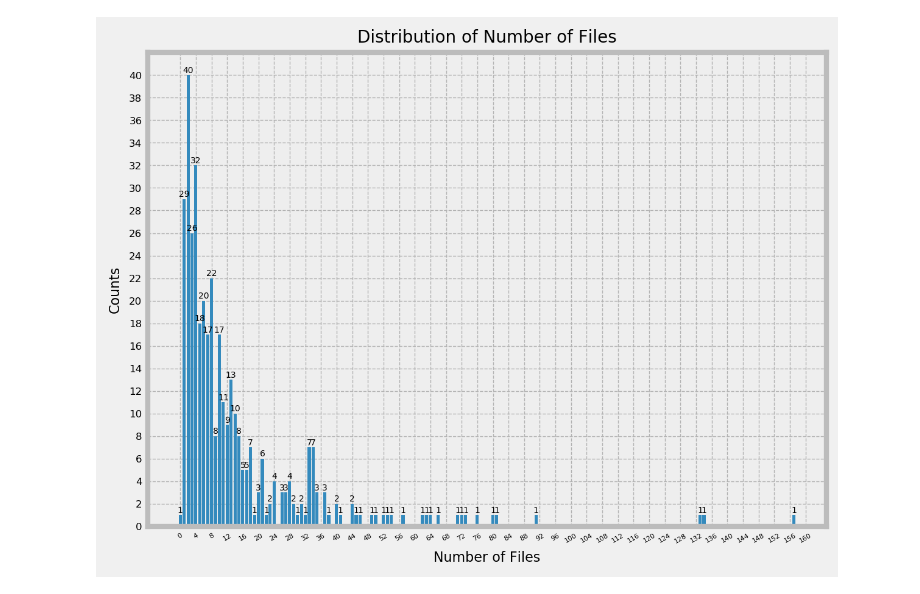
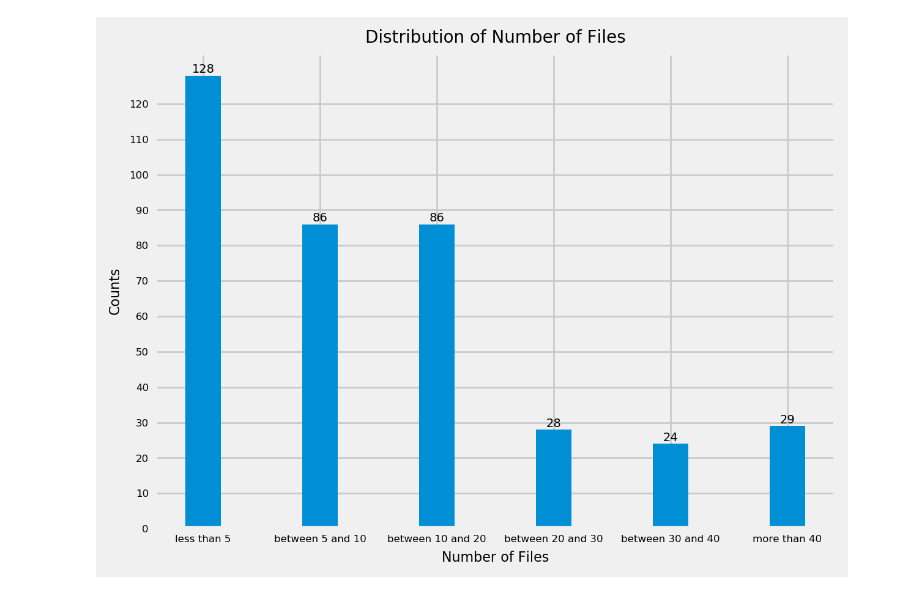
Before and after one commit to jingxianna/Characterize-contents-of-AJPS-datasets, a Jupyter notebook: characterize_plots.ipynb, the cells around one changed output. Saved outputs shown, nothing was run; the diff lists cells and outputs as text; code cells hidden in the pictures.

```diff
--- a/characterize_plots.ipynb
+++ b/characterize_plots.ipynb
@@ -7,7 +7,7 @@ import matplotlib.pyplot as plt
 import warnings
 import re
 # %%
-df = pd.read_csv('lang_info.csv')
+df = pd.read_csv('try.csv')
 # %%
 df.head()
 # %% [output]
@@ -127,3 +111,7 @@ Name: num_files, Length: 62, dtype: int64
 # set the size and resolution of following plots.
 plt.rcParams["figure.dpi"] = 200
 plt.rcParams["figure.figsize"] = [6.4,4.8]
+# %%
+df_1 = df[['DOI', 'publication_date', 'total_size_kb', 'num_files']]
+df_1 = df_1.sort_values(by='publication_date')
+df_1.head()
@@ -129,0 +125,8 @@ plt.rcParams["figure.figsize"] = [6.4,4.8]
+# %%
+df_1.loc[(df_1['num_files'] >= 0) & (df_1['num_files'] < 5), 'num_level'] = 1
+df_1.loc[(df_1['num_files'] >= 5) & (df_1['num_files'] < 10), 'num_level'] = 2
+df_1.loc[(df_1['num_files'] >= 10) & (df_1['num_files'] < 20), 'num_level'] = 3
+df_1.loc[(df_1['num_files'] >= 20) & (df_1['num_files'] < 30), 'num_level'] = 4
+df_1.loc[(df_1['num_files'] >= 30) & (df_1['num_files'] < 40), 'num_level'] = 5
+df_1.loc[df_1['num_files'] >= 40, 'num_level'] = 6
+df_1.head()
@@ -129,0 +140,3 @@ plt.rcParams["figure.figsize"] = [6.4,4.8]
+# %%
+stat_1 = df_1.groupby('num_level')['DOI'].describe()
+stat_1
@@ -130,15 +152,16 @@ plt.rcParams["figure.figsize"] = [6.4,4.8]
 # %%
-stat_1 = df.groupby('num_files')['DOI'].describe()
-x = df.groupby('num_files')['DOI'].describe().index
+plt.style.use('fivethirtyeight')
+x = stat_1.index
 y = stat_1['count']
-plt.bar(x, y,width = 0.8,align='center')
-plt.xticks(np.linspace(0,160,41),fontsize=4,rotation=30)
-plt.yticks(np.linspace(0,40,21),fontsize=6)
+plt.bar(x, y,width = 0.3,align='center')
+xtick = ['less than 5', 'between 5 and 10', 'between 10 and 20', 'between 20 and 30', 'between 30 and 40', 'more than 40']
+plt.xticks(x,xtick,fontsize=6)
+plt.yticks(np.linspace(0,120,13),fontsize=6)
 plt.title('Distribution of Number of Files', fontsize=10)
 plt.xlabel("Number of Files", fontsize=8)
 plt.ylabel("Counts", fontsize=8)
 for a,b in zip(x,y):
-    plt.text(a, b+0.05, '%.0f' % b, ha='center', va= 'bottom',fontsize=5)
-plt.style.use('bmh')
+    plt.text(a, b+0.05, '%.0f' % b, ha='center', va= 'bottom',fontsize=7)
+plt.show()
 # %% [output]
-[figure, old version]
+[figure, new version]
```
Also changed, not shown: parts of 36 cells of this notebook.
